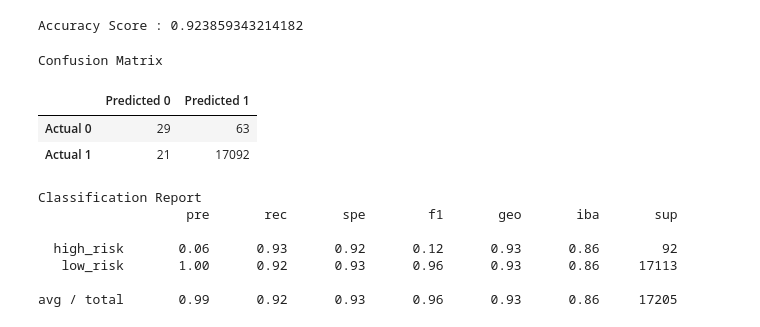
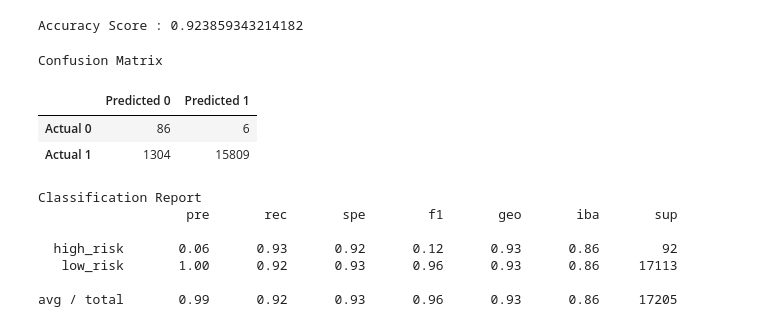
Before and after one commit to AnnSweetNanners/machine-learning-homework, a Jupyter notebook: 11-Machine-Learning/Instructions/Starter_Code/credit_risk_ensemble.ipynb, the cells around one changed output. Drawn from its saved outputs; the diff is of its cells as text; code cells hidden in the pictures.

```diff
--- a/11-Machine-Learning/Instructions/Starter_Code/credit_risk_ensemble.ipynb
+++ b/11-Machine-Learning/Instructions/Starter_Code/credit_risk_ensemble.ipynb
@@ -246,18 +246,18 @@ Accuracy Score : 0.923859343214182
 # %%
 # Display the confusion matrix
 # YOUR CODE HERE
 cm2 = confusion_matrix(y_test, predictions2)
 cm_df = pd.DataFrame(
-    cm, index=["Actual 0", "Actual 1"], columns=["Predicted 0", "Predicted 1"]
+    cm2, index=["Actual 0", "Actual 1"], columns=["Predicted 0", "Predicted 1"]
 )
 
 print("Confusion Matrix")
 display(cm_df)
 # %% [output]
 Confusion Matrix
 |  | Predicted 0 | Predicted 1 |
-| Actual 0 | 29 | 63 |
-| Actual 1 | 21 | 17092 |
+| Actual 0 | 86 | 6 |
+| Actual 1 | 1304 | 15809 |
 # %%
 # Print the imbalanced classification report
 # YOUR CODE HERE
```
Also changed, not shown: 1 other file.
